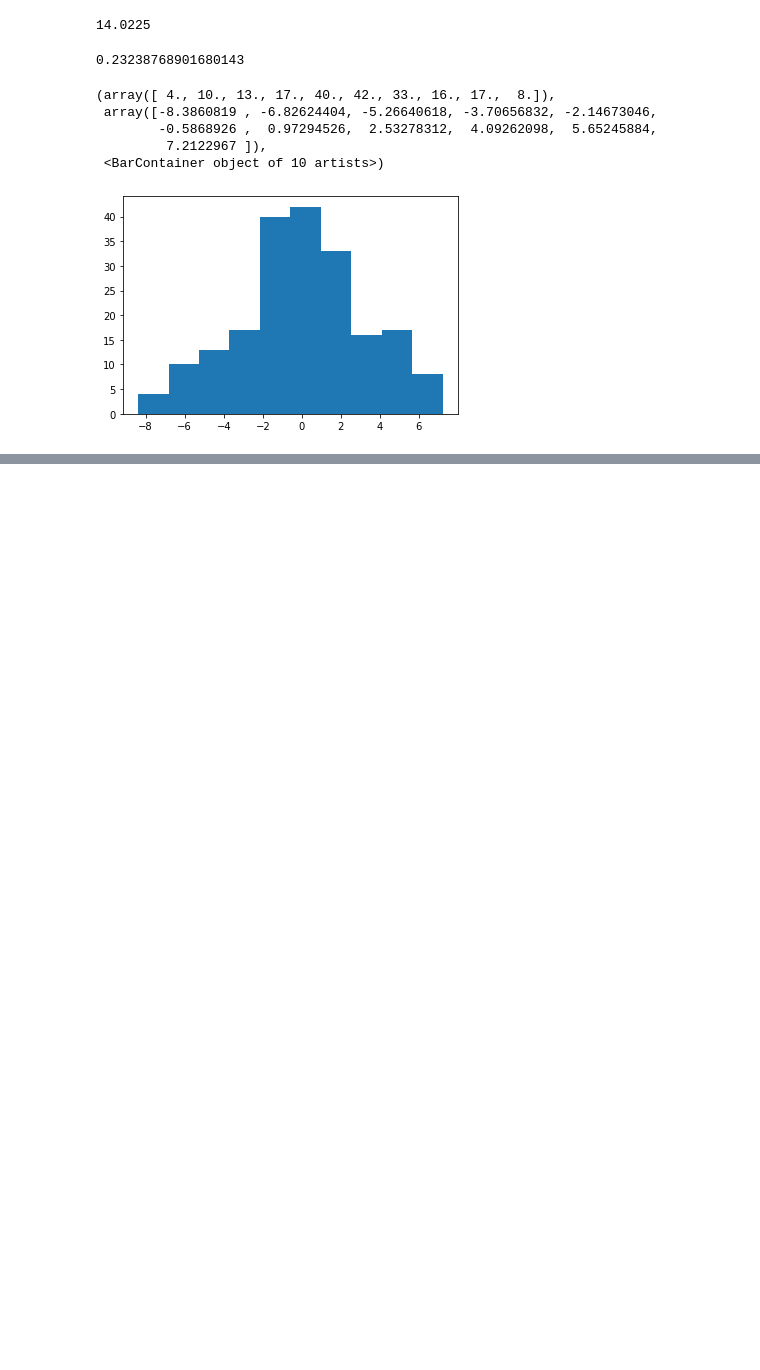
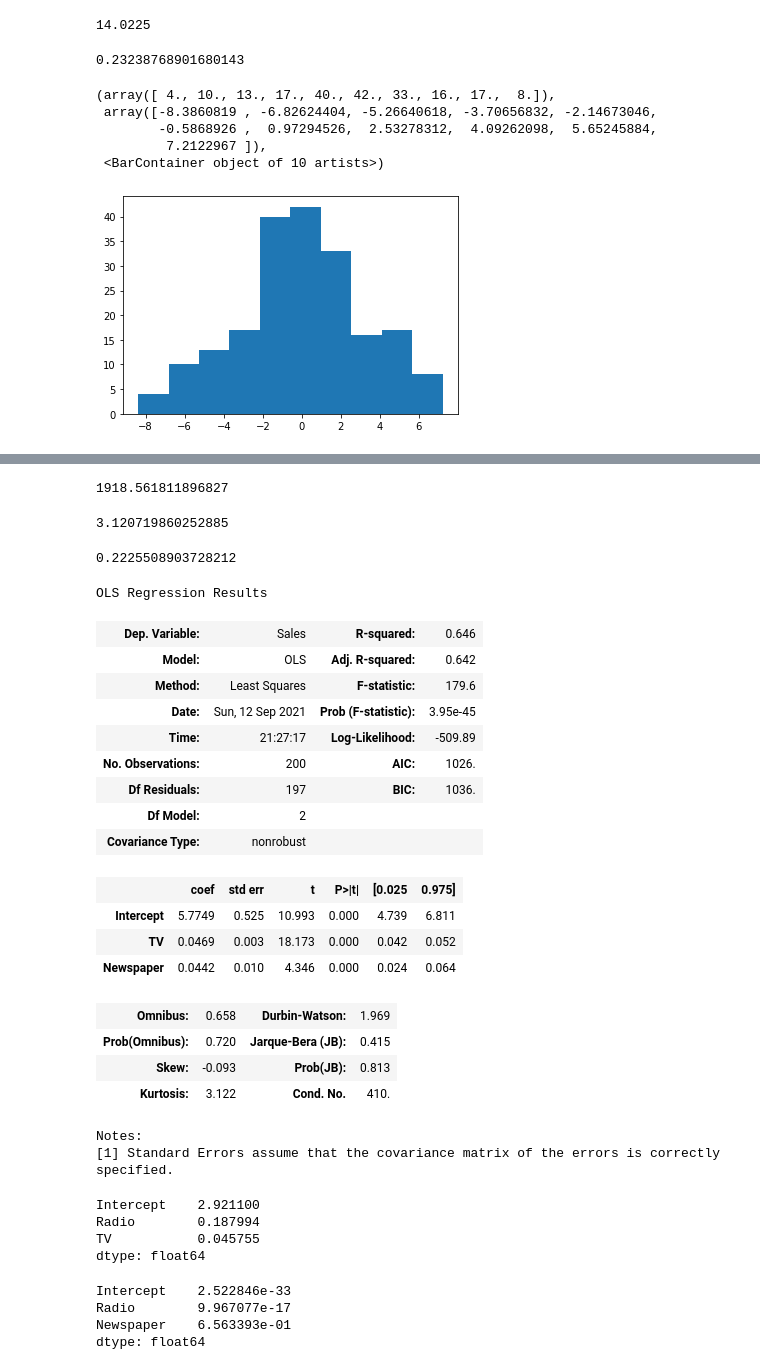
Before and after one commit to nastyc0de/curso_ml, a Jupyter notebook: T4 - 2 - Regresion Lineal Simple.ipynb, the cells around one changed output, grey strips where cells are left out. Cells and saved outputs as stored; diff of their text form; code cells hidden in the pictures; blank space fills up the shorter version.

Commit message:
validando el modelo

```diff
--- a/T4 - 2 - Regresion Lineal Simple.ipynb
+++ b/T4 - 2 - Regresion Lineal Simple.ipynb
@@ -114,0 +118,4 @@ plt.hist((data['Sales'] - data['sales_pred']))
+# %%
+# añadir el newspaper al modelo existente
+lm2 = smf.ols(formula='Sales~TV+Newspaper', data=data).fit()
+lm2.params
@@ -114,0 +163,4 @@ plt.hist((data['Sales'] - data['sales_pred']))
+# %%
+SSD
+# %% [output]
+1918.561811896827
@@ -114,0 +169,4 @@ plt.hist((data['Sales'] - data['sales_pred']))
+# %%
+RSE
+# %% [output]
+3.120719860252885
@@ -114,0 +175,43 @@ plt.hist((data['Sales'] - data['sales_pred']))
+# %%
+error
+# %% [output]
+0.2225508903728212
+# %%
+lm2.summary()
+# %% [output]
+OLS Regression Results
+| Dep. Variable: | Sales | R-squared: | 0.646 |
+| Model: | OLS | Adj. R-squared: | 0.642 |
+| Method: | Least Squares | F-statistic: | 179.6 |
+| Date: | Sun, 12 Sep 2021 | Prob (F-statistic): | 3.95e-45 |
+| Time: | 21:27:17 | Log-Likelihood: | -509.89 |
+| No. Observations: | 200 | AIC: | 1026. |
+| Df Residuals: | 197 | BIC: | 1036. |
+| Df Model: | 2 |  |  |
+| Covariance Type: | nonrobust |  |  |
+|  | coef | std err | t | P>|t| | [0.025 | 0.975] |
+| Intercept | 5.7749 | 0.525 | 10.993 | 0.000 | 4.739 | 6.811 |
+| TV | 0.0469 | 0.003 | 18.173 | 0.000 | 0.042 | 0.052 |
+| Newspaper | 0.0442 | 0.010 | 4.346 | 0.000 | 0.024 | 0.064 |
+| Omnibus: | 0.658 | Durbin-Watson: | 1.969 |
+| Prob(Omnibus): | 0.720 | Jarque-Bera (JB): | 0.415 |
+| Skew: | -0.093 | Prob(JB): | 0.813 |
+| Kurtosis: | 3.122 | Cond. No. | 410. |
+Notes:
+[1] Standard Errors assume that the covariance matrix of the errors is correctly specified.
+# %%
+# Añadimos la radio al modelo
+lm3 = smf.ols(formula='Sales~Radio+TV', data=data).fit()
+lm3.params
+# %% [output]
+Intercept    2.921100
+Radio        0.187994
+TV           0.045755
+dtype: float64
+# %%
+lm3.pvalues
+# %% [output]
+Intercept    2.522846e-33
+Radio        9.967077e-17
+Newspaper    6.563393e-01
+dtype: float64
```
Also changed, not shown: parts of 28 cells of this notebook.
